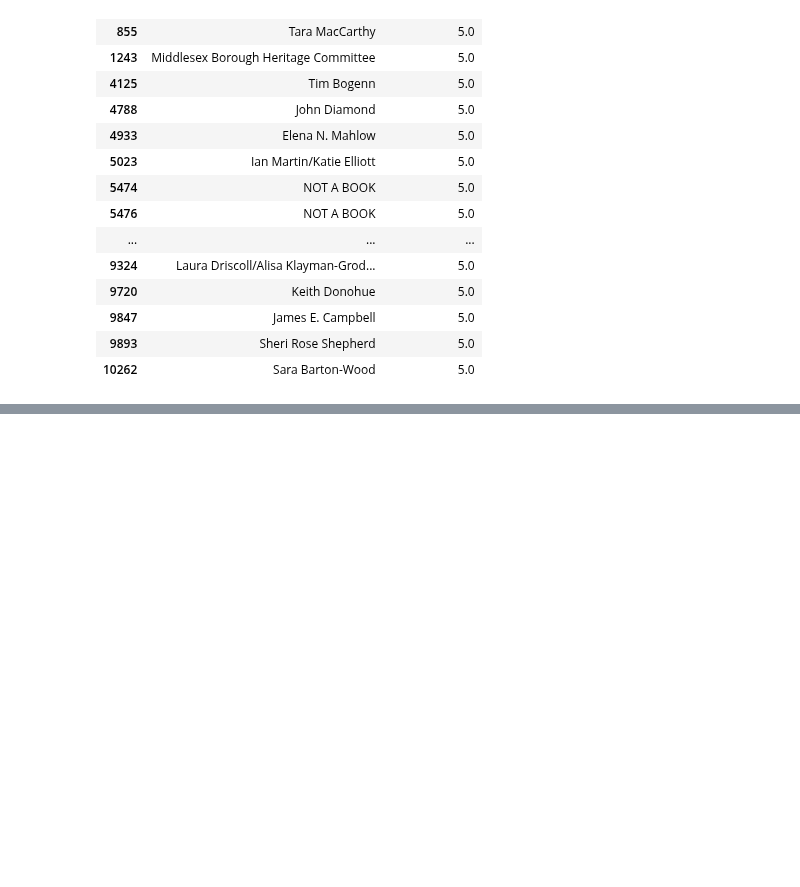
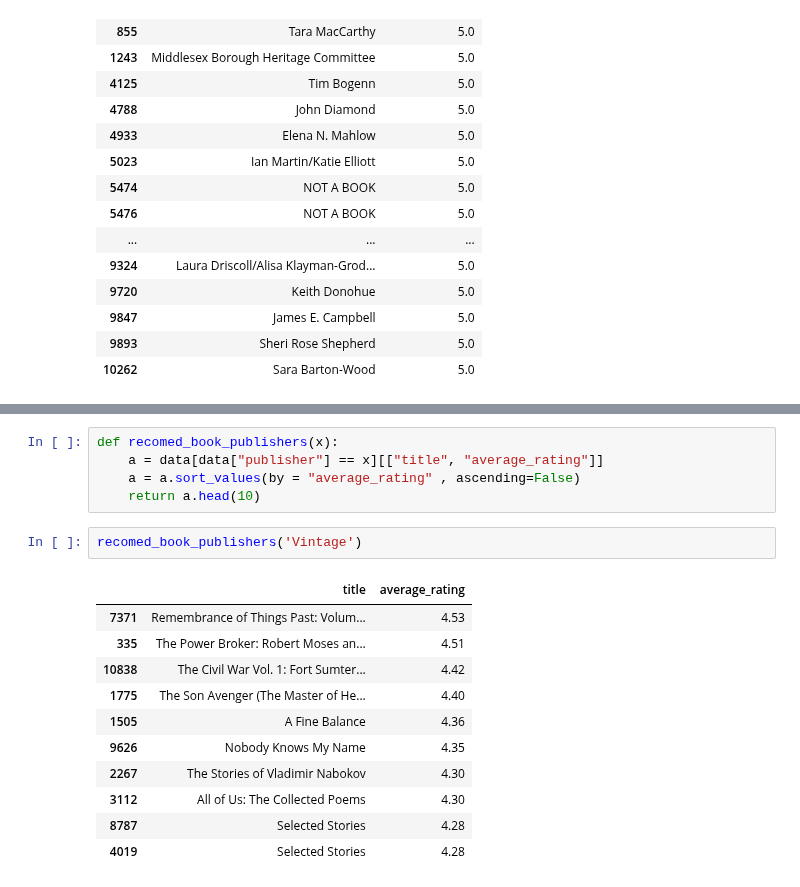
Before and after one commit to shailesh2210/Book-recommendation-system, a Jupyter notebook: Books Recommendation System.ipynb, the cells around one changed output, grey strips where cells are left out. Cells and saved outputs as stored; diff of their text form; blank space fills up the shorter version.

```diff
--- a/Books Recommendation System.ipynb
+++ b/Books Recommendation System.ipynb
@@ -380,0 +395,19 @@ Name: 624, dtype: object
+# %%
+def recomed_book_publishers(x):
+    a = data[data["publisher"] == x][["title", "average_rating"]]
+    a = a.sort_values(by = "average_rating" , ascending=False)
+    return a.head(10)
+# %%
+recomed_book_publishers('Vintage')
+# %% [output]
+|  | title | average_rating |
+| 7371 | Remembrance of Things Past: Volum... | 4.53 |
+| 335 | The Power Broker: Robert Moses an... | 4.51 |
+| 10838 | The Civil War Vol. 1: Fort Sumter... | 4.42 |
+| 1775 | The Son Avenger (The Master of He... | 4.40 |
+| 1505 | A Fine Balance | 4.36 |
+| 9626 | Nobody Knows My Name | 4.35 |
+| 2267 | The Stories of Vladimir Nabokov | 4.30 |
+| 3112 | All of Us: The Collected Poems | 4.30 |
+| 8787 | Selected Stories | 4.28 |
+| 4019 | Selected Stories | 4.28 |
```
Also changed, not shown: parts of 16 cells of this notebook.
